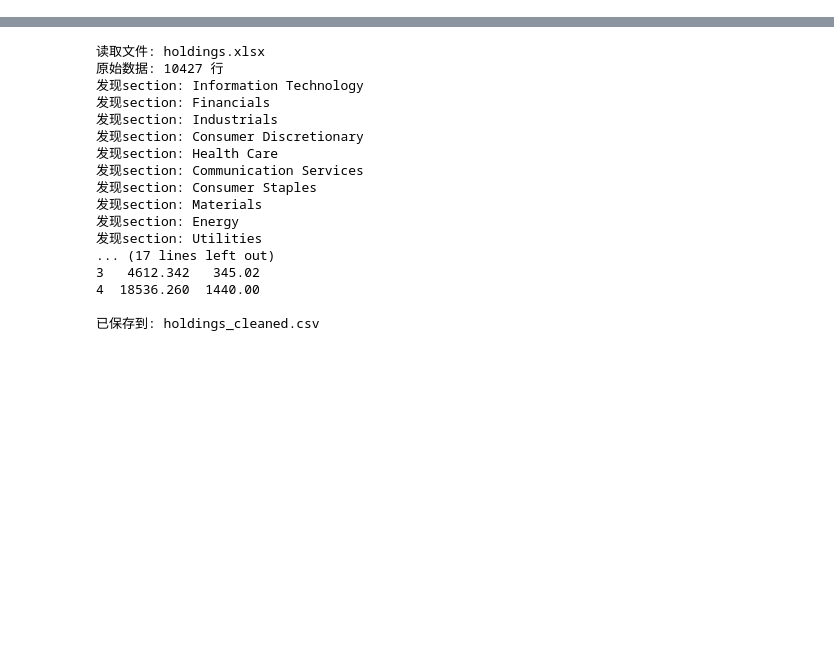
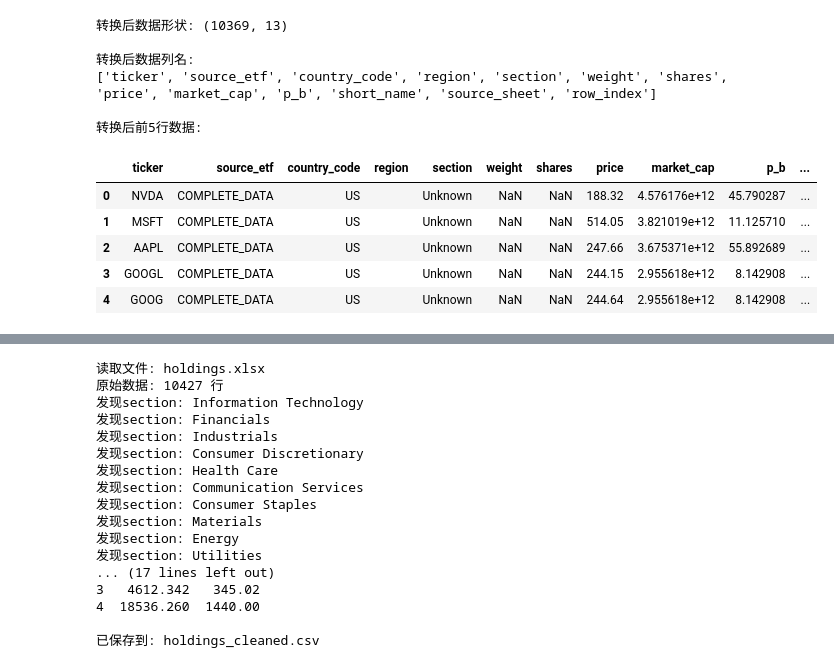
Before and after one commit to wenjiaqi8255/bloomberg-competition-2025, a Jupyter notebook: src/trading_system/data/data_processor.ipynb, the cells around one changed output, grey strips where cells are left out. Cells and saved outputs as stored; diff of their text form; code cells hidden in the pictures; blank space fills up the shorter version.

```diff
--- a/src/trading_system/data/data_processor.ipynb
+++ b/src/trading_system/data/data_processor.ipynb
@@ -0,0 +1,12 @@
+# %%
+import pandas as pd
+import numpy as np
+
+# 读取complete stock data
+df_complete = pd.read_csv('/Users/wenjiaqi/Downloads/bloomberg-competition/src/trading_system/data/complete_stock_data.csv')
+
+print("原始数据形状:", df_complete.shape)
+print("\n原始数据列名:")
+print(df_complete.columns.tolist())
+print("\n前5行数据:")
+df_complete.head()
@@ -0,0 +48,61 @@
+# %%
+# 数据转换函数
+def convert_complete_stock_data(df):
+    """
+    将complete stock data转换为目标格式
+    """
+    # 创建新的DataFrame
+    df_converted = pd.DataFrame()
+
+    # 提取ticker（从Ticker列中提取，去掉" US Equity"等后缀）
+    df_converted['ticker'] = df['Ticker'].str.replace(' US Equity', '', regex=False)
+    df_converted['ticker'] = df_converted['ticker'].str.replace(' Equity', '', regex=False)
+
+    # 添加source_etf列（可以根据需要设置）
+    df_converted['source_etf'] = 'COMPLETE_DATA'  # 或者根据source_sheet设置
+
+    # 添加country_code列
+    # 从ticker中提取国家代码，如果是US股票则设置为'US'
+    df_converted['country_code'] = 'US'  # 默认都是US股票
+
+    # 添加region列（暂时为空）
+    df_converted['region'] = ''
+
+    # 添加section列（可以根据需要设置）
+    df_converted['section'] = 'Unknown'  # 或者根据其他信息推断
+
+    # 添加其他列（从原始数据中提取）
+    df_converted['weight'] = np.nan  # 权重信息在原始数据中没有
+    df_converted['shares'] = np.nan  # 股数信息在原始数据中没有
+    df_converted['price'] = df['Price_D_1']  # 使用Price_D_1作为价格
+
+    # 添加原始数据中的其他有用列
+    df_converted['market_cap'] = df['Market Cap _USD_']
+    df_converted['p_b'] = df['P_B']
+    df_converted['short_name'] = df['Short Name']
+    df_converted['source_sheet'] = df['source_sheet']
+    df_converted['row_index'] = df['row_index']
+
+    return df_converted
+
+# 执行转换
+df_converted = convert_complete_stock_data(df_complete)
+
+print("转换后数据形状:", df_converted.shape)
+print("\n转换后数据列名:")
+print(df_converted.columns.tolist())
+print("\n转换后前5行数据:")
+df_converted.head()
+# %% [output]
+转换后数据形状: (10369, 13)
+
+转换后数据列名:
+['ticker', 'source_etf', 'country_code', 'region', 'section', 'weight', 'shares', 'price', 'market_cap', 'p_b', 'short_name', 'source_sheet', 'row_index']
+
+转换后前5行数据:
+|  | ticker | source_etf | country_code | region | section | weight | shares | price | market_cap | p_b | ... |
+| 0 | NVDA | COMPLETE_DATA | US |  | Unknown | NaN | NaN | 188.32 | 4.576176e+12 | 45.790287 | ... |
+| 1 | MSFT | COMPLETE_DATA | US |  | Unknown | NaN | NaN | 514.05 | 3.821019e+12 | 11.125710 | ... |
+| 2 | AAPL | COMPLETE_DATA | US |  | Unknown | NaN | NaN | 247.66 | 3.675371e+12 | 55.892689 | ... |
+| 3 | GOOGL | COMPLETE_DATA | US |  | Unknown | NaN | NaN | 244.15 | 2.955618e+12 | 8.142908 | ... |
+| 4 | GOOG | COMPLETE_DATA | US |  | Unknown | NaN | NaN | 244.64 | 2.955618e+12 | 8.142908 | ... |
```
Also changed, not shown: parts of 7 cells of this notebook, 5 other files.
